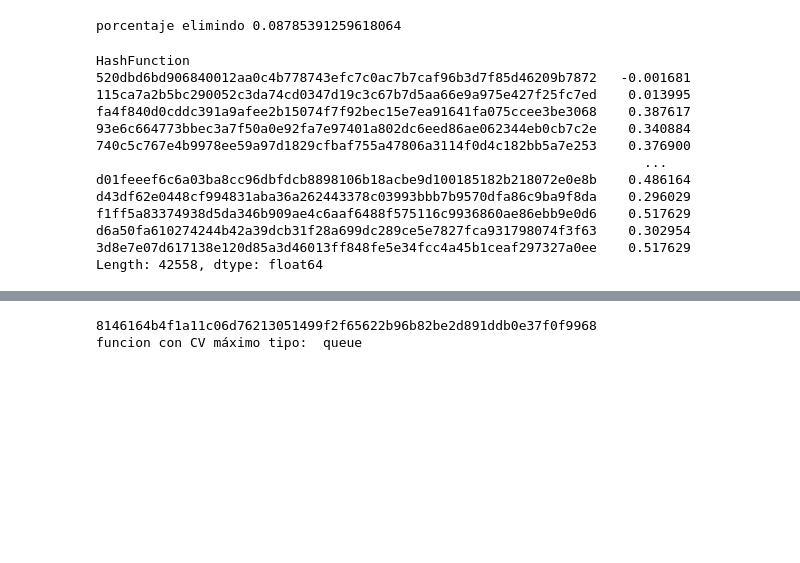
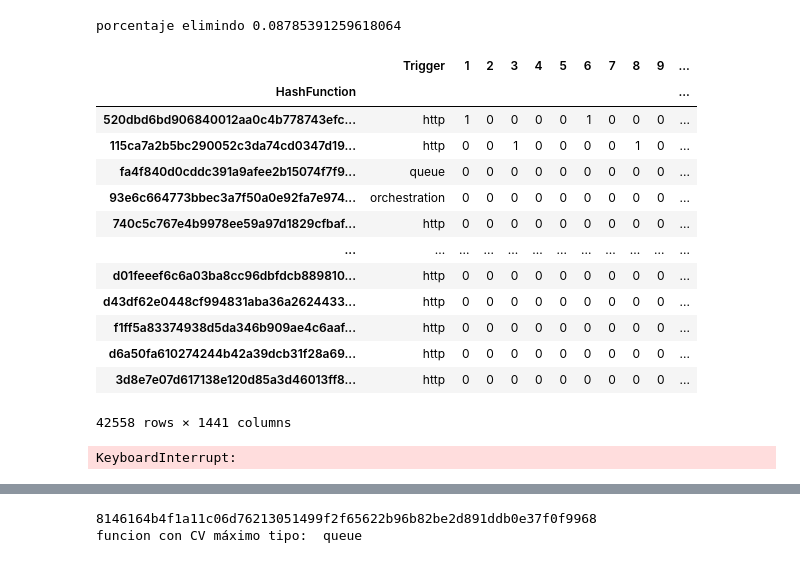
Before and after one commit to robinsonf214/Analisis_CVR, a Jupyter notebook: Preguntas.ipynb, the cells around one changed output, grey strips where cells are left out. Cells and saved outputs as stored; diff of their text form; code cells hidden in the pictures; blank space fills up the shorter version.

```diff
--- a/Preguntas.ipynb
+++ b/Preguntas.ipynb
@@ -450,21 +425,28 @@ dia
 print("porcentaje elimindo", 4099/46657)
 # %% [output]
 porcentaje elimindo 0.08785391259618064
+# %%
+dia.set_index('HashFunction',inplace=True)
+# %%
+dia
+# %% [output]
+|  | Trigger | 1 | 2 | 3 | 4 | 5 | 6 | 7 | 8 | 9 | ... |
+| HashFunction |  |  |  |  |  |  |  |  |  |  | ... |
+| 520dbd6bd906840012aa0c4b778743efc... | http | 1 | 0 | 0 | 0 | 0 | 1 | 0 | 0 | 0 | ... |
+| 115ca7a2b5bc290052c3da74cd0347d19... | http | 0 | 0 | 1 | 0 | 0 | 0 | 0 | 1 | 0 | ... |
+| fa4f840d0cddc391a9afee2b15074f7f9... | queue | 0 | 0 | 0 | 0 | 0 | 0 | 0 | 0 | 0 | ... |
+| 93e6c664773bbec3a7f50a0e92fa7e974... | orchestration | 0 | 0 | 0 | 0 | 0 | 0 | 0 | 0 | 0 | ... |
+| 740c5c767e4b9978ee59a97d1829cfbaf... | http | 0 | 0 | 0 | 0 | 0 | 0 | 0 | 0 | 0 | ... |
+| ... | ... | ... | ... | ... | ... | ... | ... | ... | ... | ... | ... |
+| d01feeef6c6a03ba8cc96dbfdcb889810... | http | 0 | 0 | 0 | 0 | 0 | 0 | 0 | 0 | 0 | ... |
+| d43df62e0448cf994831aba36a2624433... | http | 0 | 0 | 0 | 0 | 0 | 0 | 0 | 0 | 0 | ... |
+| f1ff5a83374938d5da346b909ae4c6aaf... | http | 0 | 0 | 0 | 0 | 0 | 0 | 0 | 0 | 0 | ... |
+| d6a50fa610274244b42a39dcb31f28a69... | http | 0 | 0 | 0 | 0 | 0 | 0 | 0 | 0 | 0 | ... |
+| 3d8e7e07d617138e120d85a3d46013ff8... | http | 0 | 0 | 0 | 0 | 0 | 0 | 0 | 0 | 0 | ... |
+42558 rows × 1441 columns
 # %%
 dia_hurts = dia.drop(['Trigger'], axis = 1).apply(custom_compute_Hc,axis=1)
 dia_hurts
 # %% [output]
-HashFunction
-520dbd6bd906840012aa0c4b778743efc7c0ac7b7caf96b3d7f85d46209b7872   -0.001681
-115ca7a2b5bc290052c3da74cd0347d19c3c67b7d5aa66e9a975e427f25fc7ed    0.013995
-fa4f840d0cddc391a9afee2b15074f7f92bec15e7ea91641fa075ccee3be3068    0.387617
-93e6c664773bbec3a7f50a0e92fa7e97401a802dc6eed86ae062344eb0cb7c2e    0.340884
-740c5c767e4b9978ee59a97d1829cfbaf755a47806a3114f0d4c182bb5a7e253    0.376900
-                                                                      ...
-d01feeef6c6a03ba8cc96dbfdcb8898106b18acbe9d100185182b218072e0e8b    0.486164
-d43df62e0448cf994831aba36a262443378c03993bbb7b9570dfa86c9ba9f8da    0.296029
-f1ff5a83374938d5da346b909ae4c6aaf6488f575116c9936860ae86ebb9e0d6    0.517629
-d6a50fa610274244b42a39dcb31f28a699dc289ce5e7827fca931798074f3f63    0.302954
-3d8e7e07d617138e120d85a3d46013ff848fe5e34fcc4a45b1ceaf297327a0ee    0.517629
-Length: 42558, dtype: float64
+KeyboardInterrupt:
 # %%
```
Also changed, not shown: parts of 44 cells of this notebook, 3 other files.
